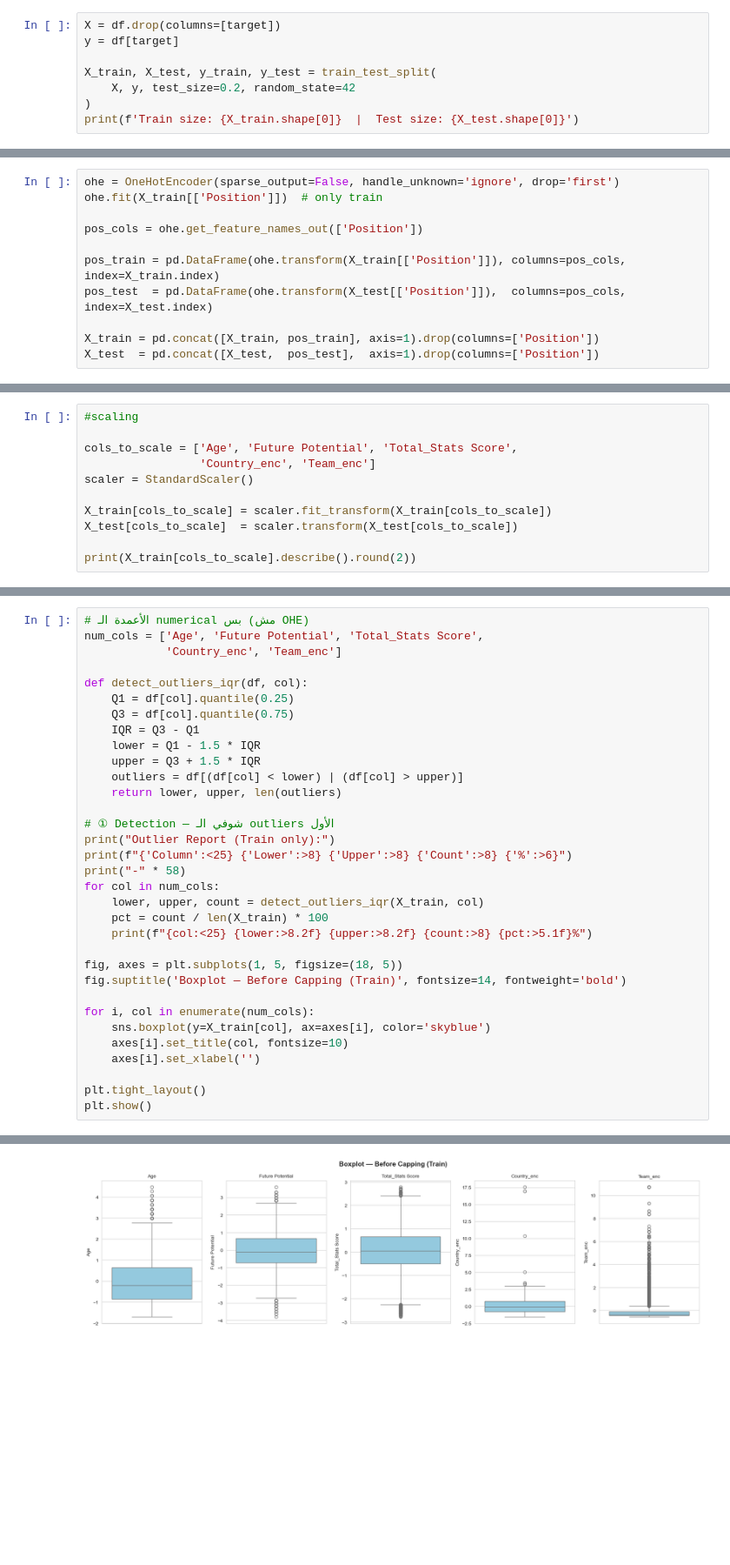
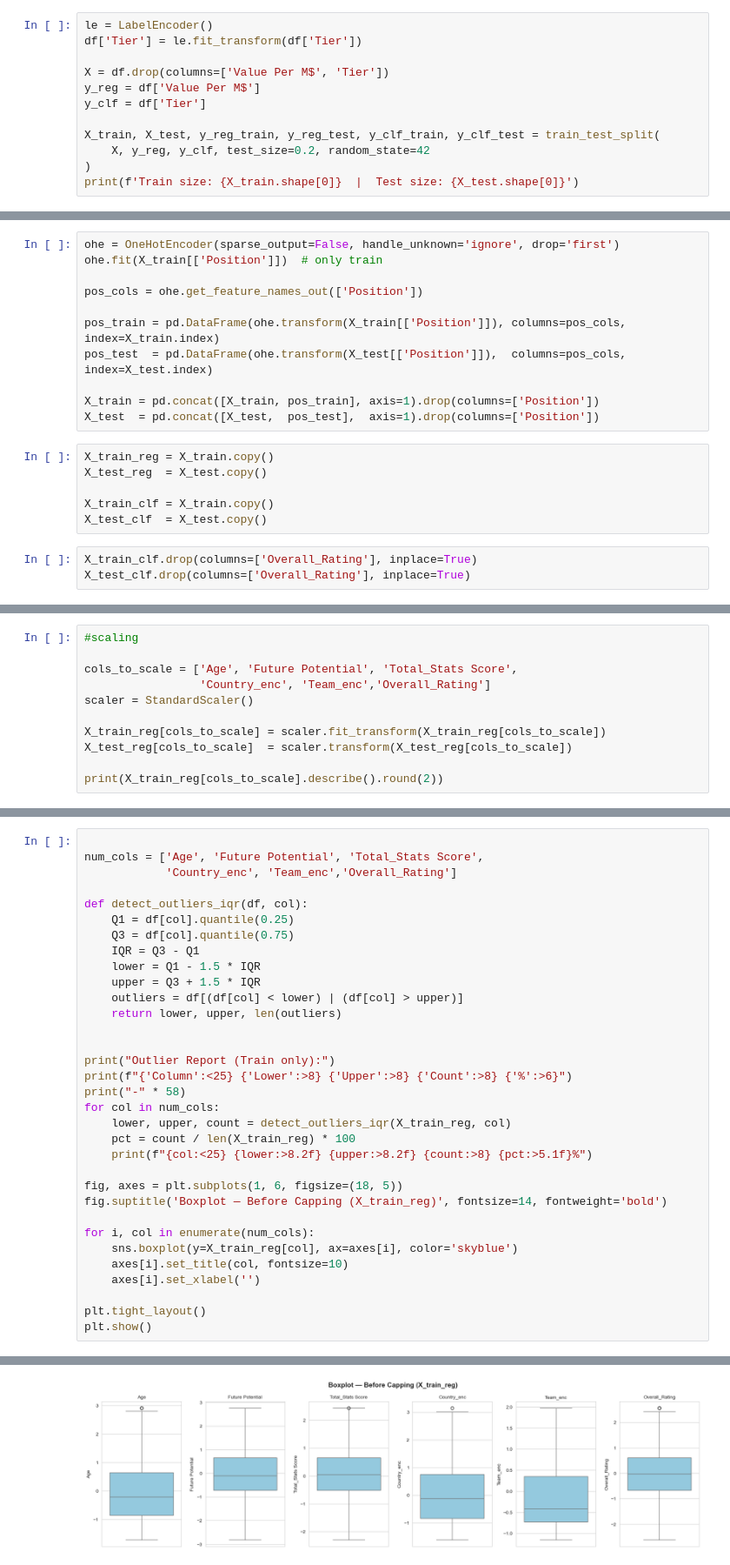
Before and after one commit to HaneenMohamed14/ML, a Jupyter notebook: ML 2.ipynb, the cells around one changed output, grey strips where cells are left out. Shown at 87% size. Cells and saved outputs as stored; diff of their text form; blank space fills up the shorter version.

```diff
--- a/ML 2.ipynb
+++ b/ML 2.ipynb
@@ -286,9 +278,13 @@ Length: 1009, dtype: str
 # %%
-X = df.drop(columns=[target])
-y = df[target]
+le = LabelEncoder()
+df['Tier'] = le.fit_transform(df['Tier'])
 
-X_train, X_test, y_train, y_test = train_test_split(
-    X, y, test_size=0.2, random_state=42
+X = df.drop(columns=['Value Per M$', 'Tier'])
+y_reg = df['Value Per M$']
+y_clf = df['Tier']
+
+X_train, X_test, y_reg_train, y_reg_test, y_clf_train, y_clf_test = train_test_split(
+    X, y_reg, y_clf, test_size=0.2, random_state=42
 )
 print(f'Train size: {X_train.shape[0]}  |  Test size: {X_test.shape[0]}')
 # %% [output]
@@ -336,4 +332,13 @@ pos_test  = pd.DataFrame(ohe.transform(X_test[['Position']]),  columns=pos_cols,
 
 X_train = pd.concat([X_train, pos_train], axis=1).drop(columns=['Position'])
 X_test  = pd.concat([X_test,  pos_test],  axis=1).drop(columns=['Position'])
+# %%
+X_train_reg = X_train.copy()
+X_test_reg  = X_test.copy()
+
+X_train_clf = X_train.copy()
+X_test_clf  = X_test.copy()
+# %%
+X_train_clf.drop(columns=['Overall_Rating'], inplace=True)
+X_test_clf.drop(columns=['Overall_Rating'], inplace=True)
 # %%
@@ -401,11 +419,11 @@ X_test
 #scaling
 
 cols_to_scale = ['Age', 'Future Potential', 'Total_Stats Score',
-                 'Country_enc', 'Team_enc']
+                 'Country_enc', 'Team_enc','Overall_Rating']
 scaler = StandardScaler()
 
-X_train[cols_to_scale] = scaler.fit_transform(X_train[cols_to_scale])
-X_test[cols_to_scale]  = scaler.transform(X_test[cols_to_scale])
+X_train_reg[cols_to_scale] = scaler.fit_transform(X_train_reg[cols_to_scale])
+X_test_reg[cols_to_scale]  = scaler.transform(X_test_reg[cols_to_scale])
 
-print(X_train[cols_to_scale].describe().round(2))
+print(X_train_reg[cols_to_scale].describe().round(2))
 # %% [output]
@@ -437,7 +486,7 @@ X_train
 # %%
-# الأعمدة الـ numerical بس (مش OHE)
+
 num_cols = ['Age', 'Future Potential', 'Total_Stats Score',
-            'Country_enc', 'Team_enc']
+            'Country_enc', 'Team_enc','Overall_Rating']
 
 def detect_outliers_iqr(df, col):
     Q1 = df[col].quantile(0.25)
@@ -448,20 +497,20 @@ def detect_outliers_iqr(df, col):
     outliers = df[(df[col] < lower) | (df[col] > upper)]
     return lower, upper, len(outliers)
 
-# ① Detection — شوفي الـ outliers الأول
+
 print("Outlier Report (Train only):")
 print(f"{'Column':<25} {'Lower':>8} {'Upper':>8} {'Count':>8} {'%':>6}")
 print("-" * 58)
 for col in num_cols:
-    lower, upper, count = detect_outliers_iqr(X_train, col)
-    pct = count / len(X_train) * 100
+    lower, upper, count = detect_outliers_iqr(X_train_reg, col)
+    pct = count / len(X_train_reg) * 100
     print(f"{col:<25} {lower:>8.2f} {upper:>8.2f} {count:>8} {pct:>5.1f}%")
 
-fig, axes = plt.subplots(1, 5, figsize=(18, 5))
-fig.suptitle('Boxplot — Before Capping (Train)', fontsize=14, fontweight='bold')
+fig, axes = plt.subplots(1, 6, figsize=(18, 5))
+fig.suptitle('Boxplot — Before Capping (X_train_reg)', fontsize=14, fontweight='bold')
 
 for i, col in enumerate(num_cols):
-    sns.boxplot(y=X_train[col], ax=axes[i], color='skyblue')
+    sns.boxplot(y=X_train_reg[col], ax=axes[i], color='skyblue')
     axes[i].set_title(col, fontsize=10)
     axes[i].set_xlabel('')
 
@@ -479 +529 @@ Team_enc                     -0.92     0.37     2274  14.5%
-[figure, old version]
+[figure, new version]
```
Also changed, not shown: parts of 26 cells of this notebook.
